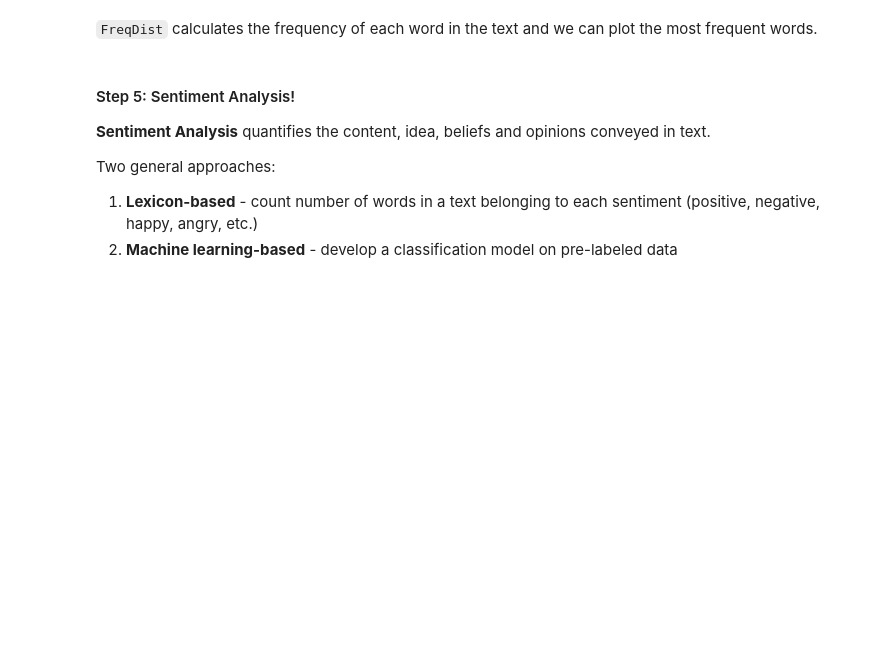
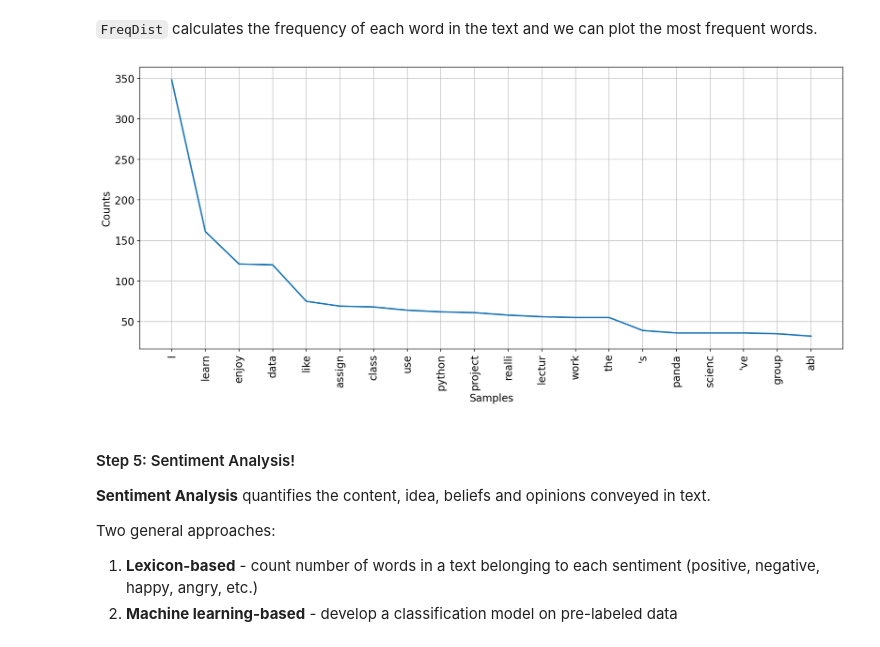
Before and after one commit to COGS108/Lectures-Ellis, a Jupyter notebook: 06_text/06_02_text.ipynb, the cells around one changed output. Saved outputs shown, nothing was run; the diff lists cells and outputs as text; code cells hidden in the pictures; blank space fills up the shorter version.

```diff
--- a/06_text/06_02_text.ipynb
+++ b/06_text/06_02_text.ipynb
@@ -372,7 +553,9 @@ for punc in string.punctuation:
 # %%
 # Frequency Distribution Plot - top 20
 # for words in what students like most
-fdist_least.plot(20, cumulative=False)
+fdist_most.plot(20, cumulative=False);
+# %% [output]
+[figure, added]
 # %% [markdown]
 #### Step 5: Sentiment Analysis!
 
```
Also changed, not shown: parts of 54 cells of this notebook, 1 other file.
